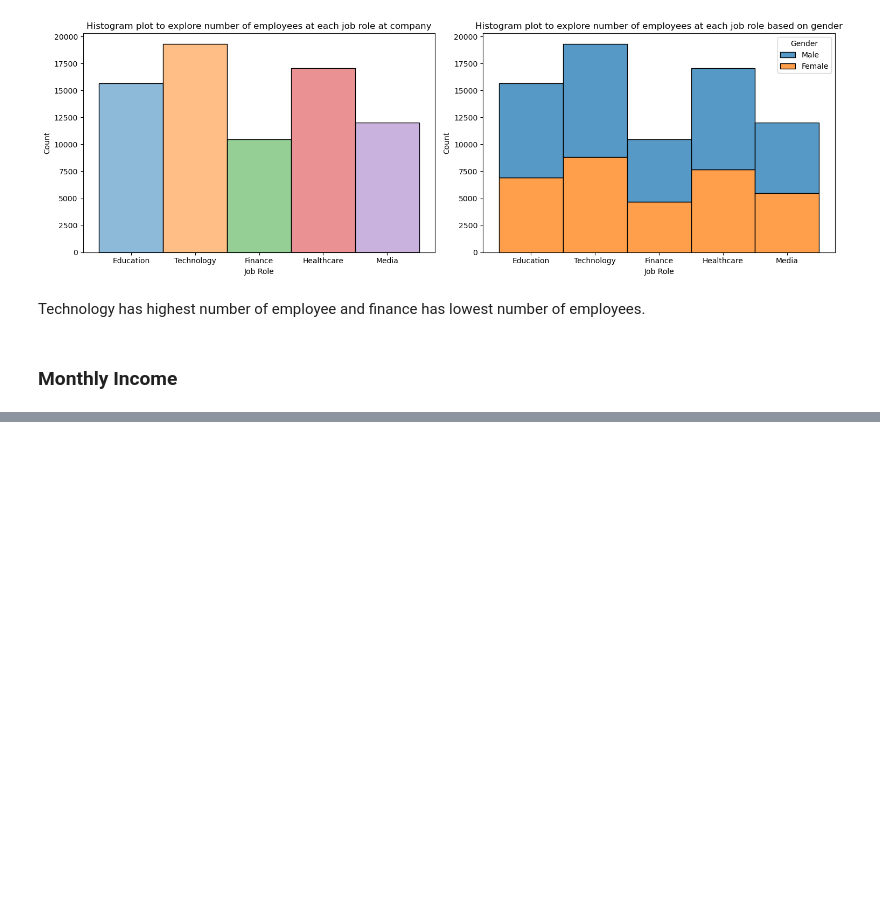
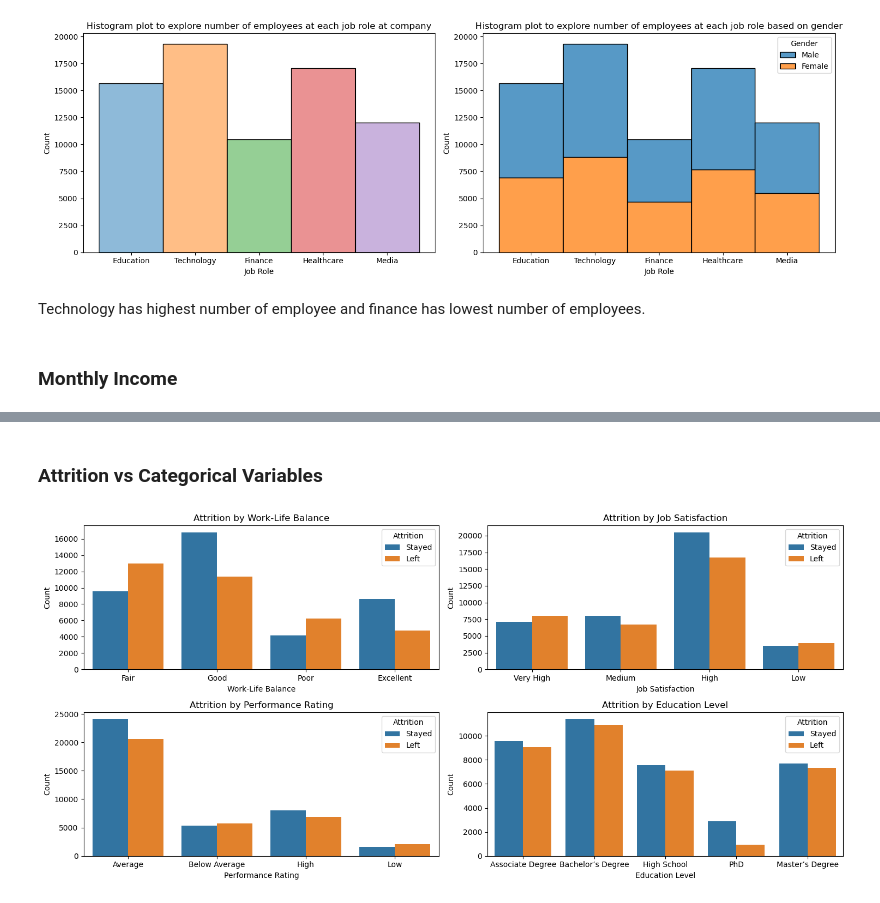
Before and after one commit to buddhathapa12/employment_attrition_analysis, a Jupyter notebook: employment_attrition.ipynb, the cells around one changed output, grey strips where cells are left out. Saved outputs shown, nothing was run; the diff lists cells and outputs as text; code cells hidden in the pictures; blank space fills up the shorter version.

```diff
--- a/employment_attrition.ipynb
+++ b/employment_attrition.ipynb
@@ -140,0 +159,17 @@ Technology has highest number of employee and finance has lowest number of emplo
+# %% [markdown]
+### Attrition vs Categorical Variables
+# %%
+
+fig, axs = plt.subplots(2, 2, figsize=(15, 7))
+axs = axs.flatten()
+feature_list = ["Work-Life Balance", "Job Satisfaction", "Performance Rating", "Education Level"]
+for i, feature in enumerate(feature_list):
+    sns.countplot(data=employee_df, x=feature, hue="Attrition", ax=axs[i])
+    axs[i].set_title(f"Attrition by {feature}")
+    axs[i].set_xlabel(f"{feature}")
+    axs[i].set_ylabel("Count")
+
+plt.tight_layout()
+plt.show()
+# %% [output]
+[figure, added]
```
Also changed, not shown: parts of 5 cells of this notebook.
